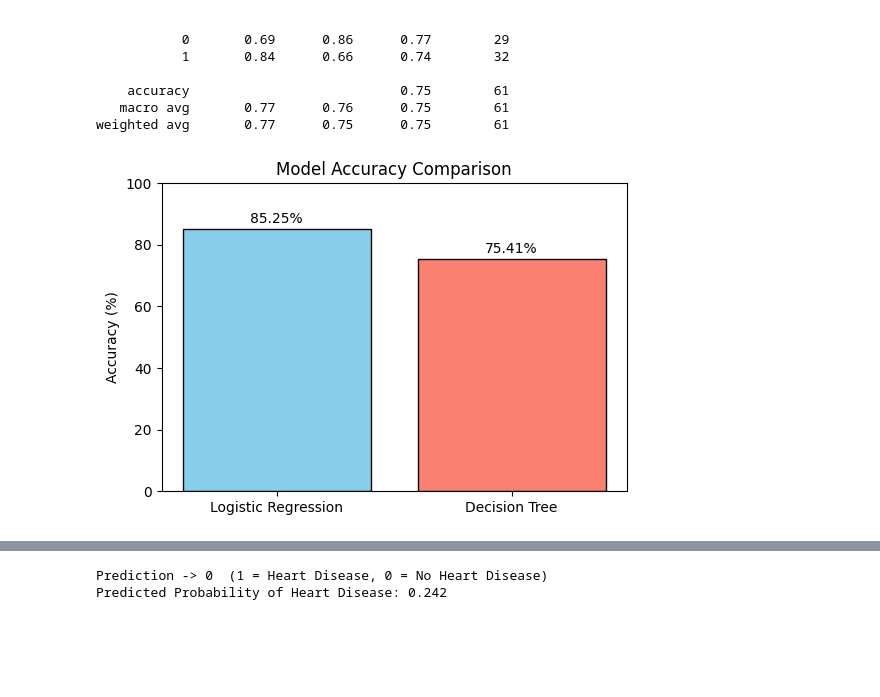
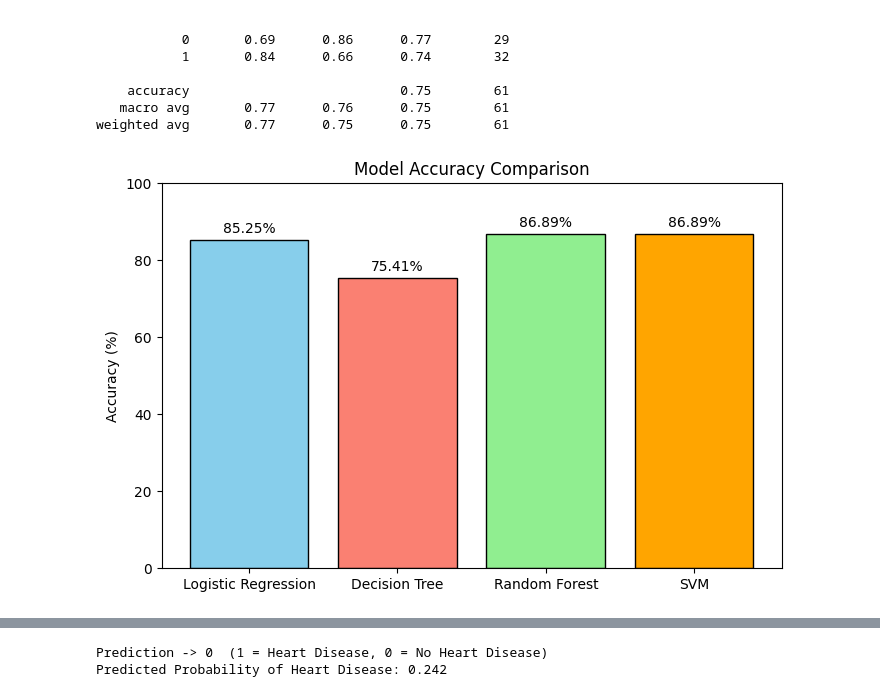
Before and after one commit to karthik12082004/Heart-Disease-Prediction-project, a Jupyter notebook: Heart_Disease_prediction_Project.ipynb, the cells around one changed output, grey strips where cells are left out. Drawn from its saved outputs; the diff is of its cells as text; code cells hidden in the pictures; blank space fills up the shorter version.

```diff
--- a/Heart_Disease_prediction_Project.ipynb
+++ b/Heart_Disease_prediction_Project.ipynb
@@ -11,7 +11,7 @@ from sklearn.tree import DecisionTreeClassifier
 from sklearn.metrics import roc_curve, roc_auc_score
 # %%
 # Load dataset
-df = pd.read_csv("/content/Heart_diesease_Prediction.csv")
+df = pd.read_csv("/content/Heart diesease Prediction.csv")
 df.head(100)
 # %% [output]
 |  | age | gender | chest_pain | rest_bps | cholestrol | fasting_blood_sugar | rest_ecg | thalach | ... |
@@ -119,0 +150,18 @@ DecisionTreeClassifier(random_state=42)
+# %%
+from sklearn.svm import SVC
+
+svm = SVC(
+    kernel='rbf',
+    C=1.0,
+    gamma='scale',
+    probability=True,
+    random_state=42
+)
+
+svm.fit(X_train, y_train)
+
+y_pred_svm = svm.predict(X_test)
+
+print("SVM Accuracy:", accuracy_score(y_test, y_pred_svm))
+print(confusion_matrix(y_test, y_pred_svm))
+print(classification_report(y_test, y_pred_svm))
@@ -164,25 +224,47 @@ Classification Report:
    macro avg       0.77      0.76      0.75        61
 weighted avg       0.77      0.75      0.75        61
 # %%
-#visualising accuries comparison
-accuracies = [accuracy_score(y_test, y_pred_log) * 100,
-              accuracy_score(y_test, y_pred_tree) * 100]
-models = ["Logistic Regression", "Decision Tree"]
-plt.figure(figsize=(6,4))
-bars = plt.bar(models, accuracies, color=["skyblue", "salmon"], edgecolor="black")
+from sklearn.metrics import accuracy_score
+import matplotlib.pyplot as plt
+
+accuracies = [
+    accuracy_score(y_test, y_pred_log) * 100,
+    accuracy_score(y_test, y_pred_tree) * 100,
+    accuracy_score(y_test, y_pred_rf) * 100,
+    accuracy_score(y_test, y_pred_svm) * 100
+]
+
+models = [
+    "Logistic Regression",
+    "Decision Tree",
+    "Random Forest",
+    "SVM"
+]
+
+plt.figure(figsize=(8,5))
+bars = plt.bar(
+    models,
+    accuracies,
+    color=["skyblue", "salmon", "lightgreen", "orange"],
+    edgecolor="black"
+)
+
 plt.ylabel("Accuracy (%)")
 plt.title("Model Accuracy Comparison")
+
 for bar in bars:
     height = bar.get_height()
     plt.text(
         bar.get_x() + bar.get_width()/2,
         height + 1,
         f"{height:.2f}%",
-        ha="center", va="bottom", fontsize=10
+        ha="center",
+        va="bottom",
+        fontsize=10
     )
 
 plt.ylim(0, 100)
 plt.show()
 # %% [output]
-[figure, old version]
+[figure, new version]
 # %%
```
Also changed, not shown: parts of 3 cells of this notebook.
